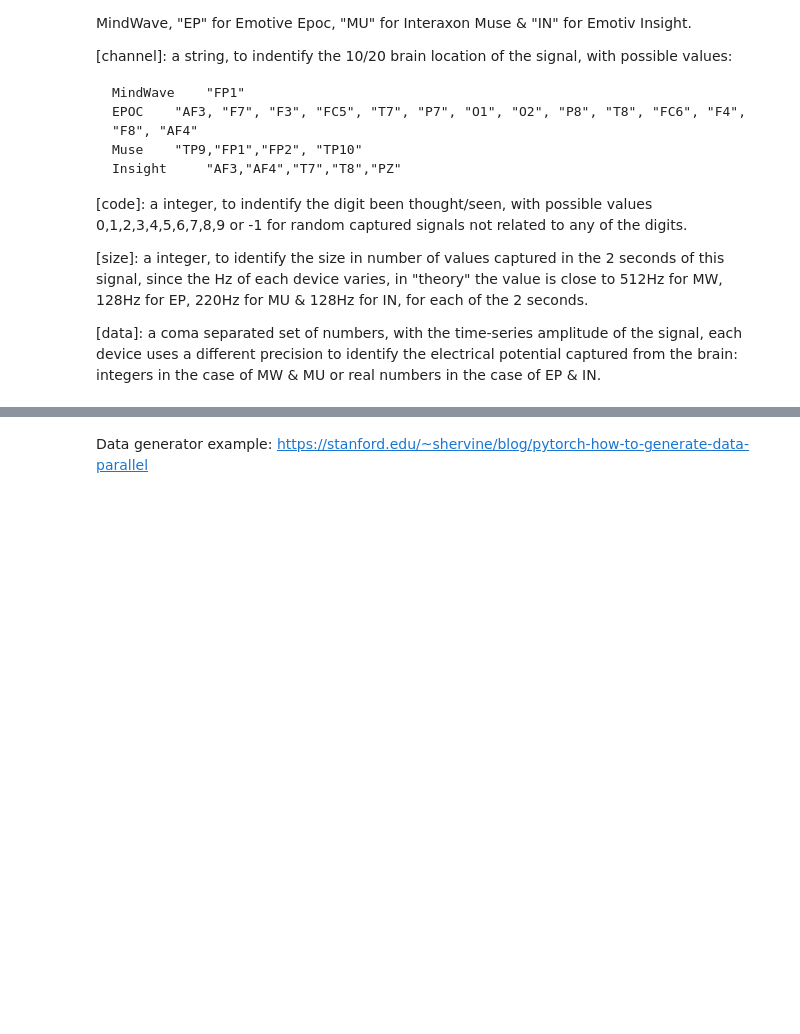
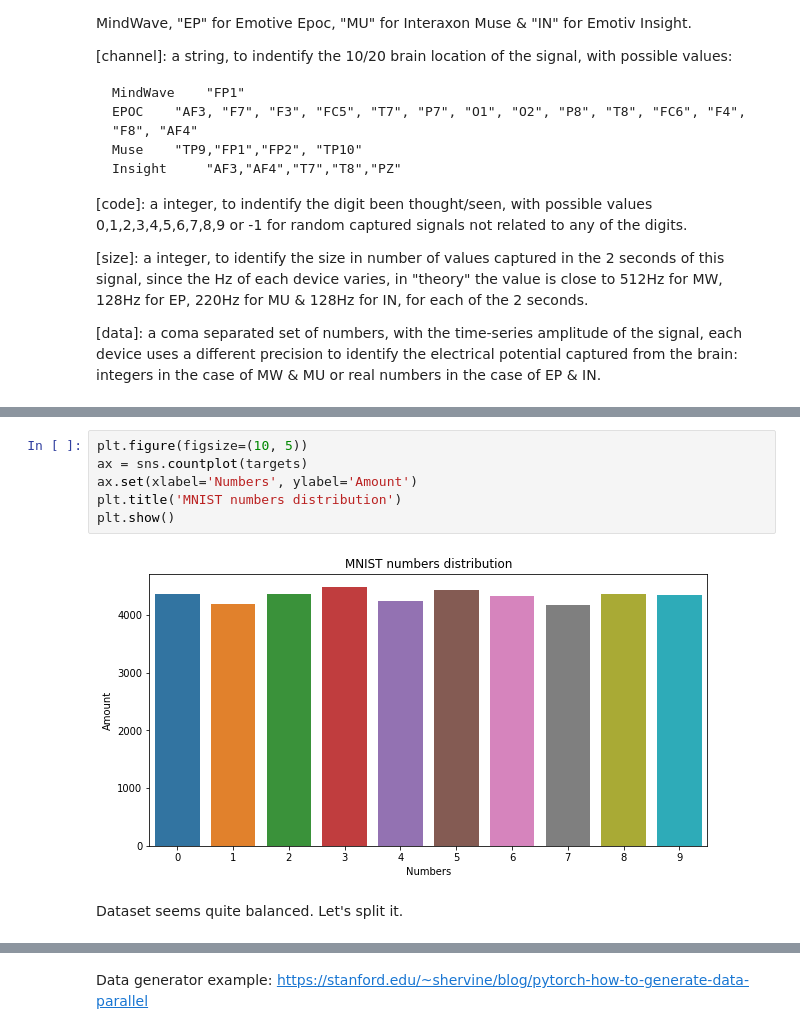
Before and after one commit to maxin0722/Brain2Image, a Jupyter notebook: sub_notebooks/EEG_classifier_brain_MNIST.ipynb, the cells around one changed output, grey strips where cells are left out. Saved outputs shown, nothing was run; the diff lists cells and outputs as text; blank space fills up the shorter version.

```diff
--- a/sub_notebooks/EEG_classifier_brain_MNIST.ipynb
+++ b/sub_notebooks/EEG_classifier_brain_MNIST.ipynb
@@ -146,0 +254,10 @@ plt.show()
+# %%
+plt.figure(figsize=(10, 5))
+ax = sns.countplot(targets)
+ax.set(xlabel='Numbers', ylabel='Amount')
+plt.title('MNIST numbers distribution')
+plt.show()
+# %% [output]
+[figure, added]
+# %% [markdown]
+Dataset seems quite balanced. Let's split it.
```
Also changed, not shown: parts of 21 cells of this notebook.
